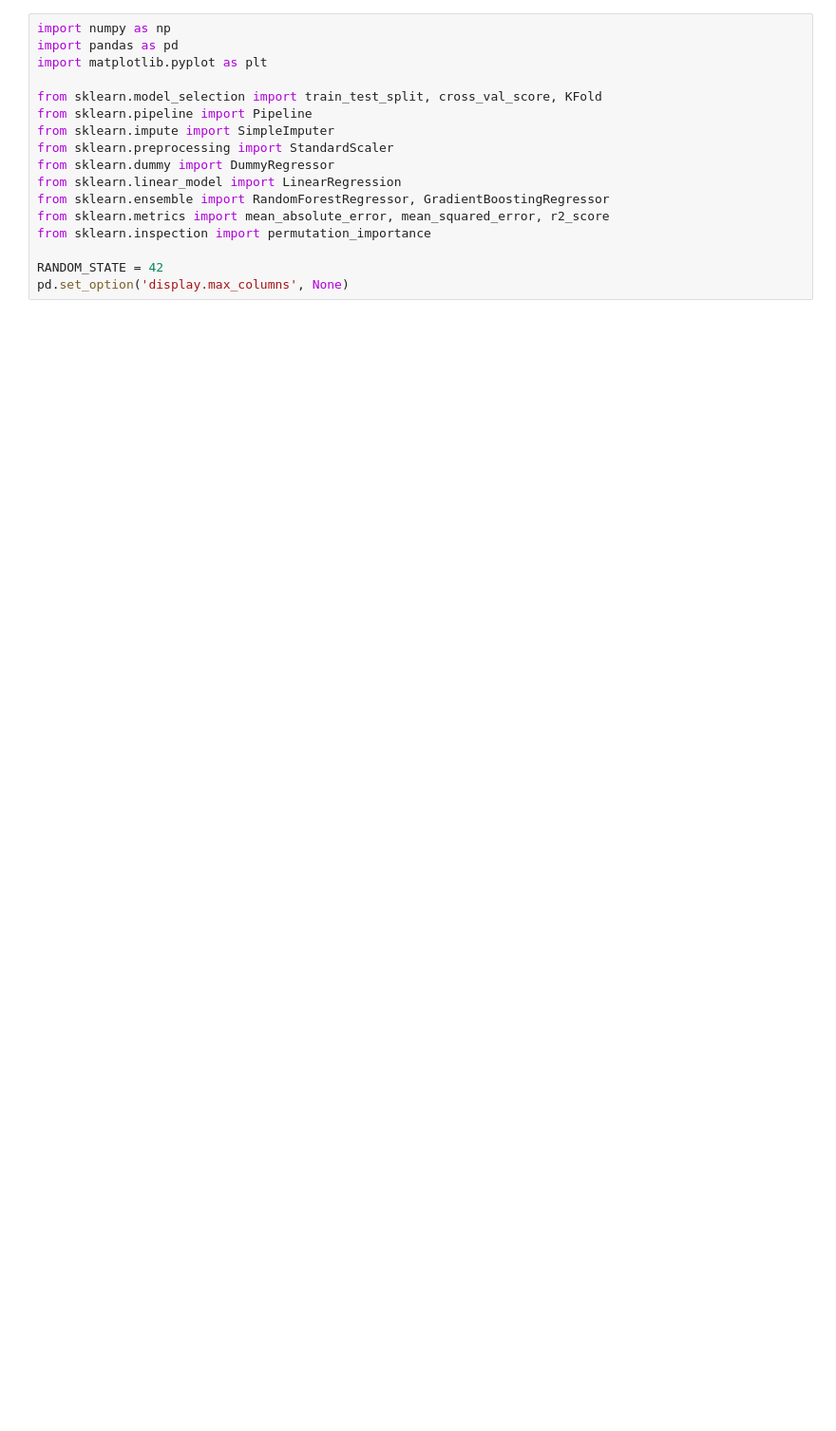
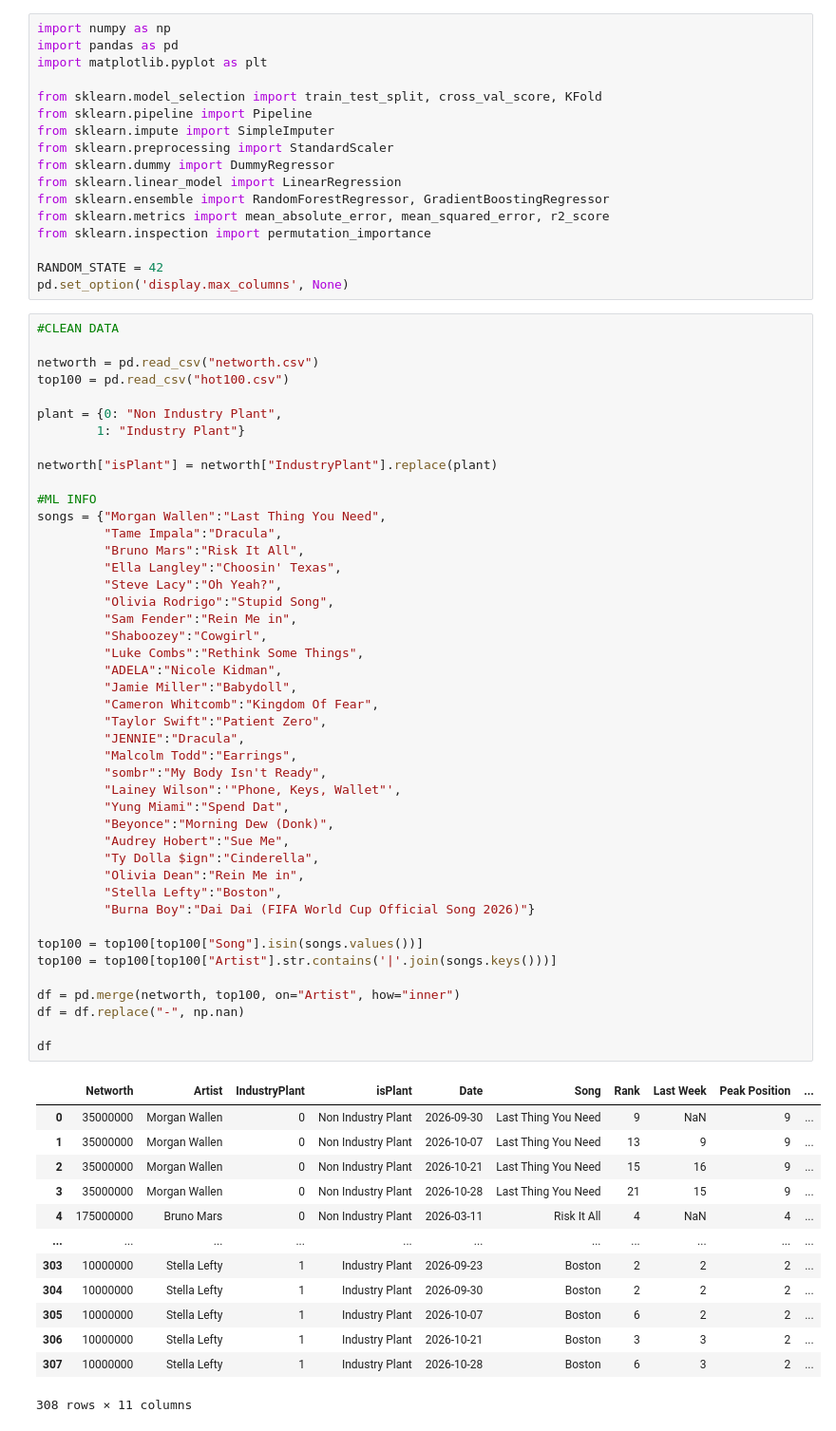
Before and after one commit to lfern101/CS418-Project, a Jupyter notebook: machineLearning.ipynb, the cells around one changed output. Shown at 95% size. Saved outputs shown, nothing was run; the diff lists cells and outputs as text; blank space fills up the shorter version.

```diff
--- a/machineLearning.ipynb
+++ b/machineLearning.ipynb
@@ -15,4 +15,62 @@ from sklearn.inspection import permutation_importance
 
 RANDOM_STATE = 42
 pd.set_option('display.max_columns', None)
+# %%
+#CLEAN DATA
+
+networth = pd.read_csv("networth.csv")
+top100 = pd.read_csv("hot100.csv")
+
+plant = {0: "Non Industry Plant",
+        1: "Industry Plant"}
+
+networth["isPlant"] = networth["IndustryPlant"].replace(plant)
+
+#ML INFO
+songs = {"Morgan Wallen":"Last Thing You Need",
+         "Tame Impala":"Dracula",
+         "Bruno Mars":"Risk It All",
+         "Ella Langley":"Choosin' Texas",
+         "Steve Lacy":"Oh Yeah?",
+         "Olivia Rodrigo":"Stupid Song",
+         "Sam Fender":"Rein Me in",
+         "Shaboozey":"Cowgirl",
+         "Luke Combs":"Rethink Some Things",
+         "ADELA":"Nicole Kidman",
+         "Jamie Miller":"Babydoll",
+         "Cameron Whitcomb":"Kingdom Of Fear",
+         "Taylor Swift":"Patient Zero",
+         "JENNIE":"Dracula",
+         "Malcolm Todd":"Earrings",
+         "sombr":"My Body Isn't Ready",
+         "Lainey Wilson":'"Phone, Keys, Wallet"',
+         "Yung Miami":"Spend Dat",
+         "Beyonce":"Morning Dew (Donk)",
+         "Audrey Hobert":"Sue Me",
+         "Ty Dolla $ign":"Cinderella",
+         "Olivia Dean":"Rein Me in",
+         "Stella Lefty":"Boston",
+         "Burna Boy":"Dai Dai (FIFA World Cup Official Song 2026)"}
+
+top100 = top100[top100["Song"].isin(songs.values())]
+top100 = top100[top100["Artist"].str.contains('|'.join(songs.keys()))]
+
+df = pd.merge(networth, top100, on="Artist", how="inner")
+df = df.replace("-", np.nan)
+
+df
+# %% [output]
+|  | Networth | Artist | IndustryPlant | isPlant | Date | Song | Rank | Last Week | Peak Position | ... |
+| 0 | 35000000 | Morgan Wallen | 0 | Non Industry Plant | 2026-09-30 | Last Thing You Need | 9 | NaN | 9 | ... |
+| 1 | 35000000 | Morgan Wallen | 0 | Non Industry Plant | 2026-10-07 | Last Thing You Need | 13 | 9 | 9 | ... |
+| 2 | 35000000 | Morgan Wallen | 0 | Non Industry Plant | 2026-10-21 | Last Thing You Need | 15 | 16 | 9 | ... |
+| 3 | 35000000 | Morgan Wallen | 0 | Non Industry Plant | 2026-10-28 | Last Thing You Need | 21 | 15 | 9 | ... |
+| 4 | 175000000 | Bruno Mars | 0 | Non Industry Plant | 2026-03-11 | Risk It All | 4 | NaN | 4 | ... |
+| ... | ... | ... | ... | ... | ... | ... | ... | ... | ... | ... |
+| 303 | 10000000 | Stella Lefty | 1 | Industry Plant | 2026-09-23 | Boston | 2 | 2 | 2 | ... |
+| 304 | 10000000 | Stella Lefty | 1 | Industry Plant | 2026-09-30 | Boston | 2 | 2 | 2 | ... |
+| 305 | 10000000 | Stella Lefty | 1 | Industry Plant | 2026-10-07 | Boston | 6 | 2 | 2 | ... |
+| 306 | 10000000 | Stella Lefty | 1 | Industry Plant | 2026-10-21 | Boston | 3 | 3 | 2 | ... |
+| 307 | 10000000 | Stella Lefty | 1 | Industry Plant | 2026-10-28 | Boston | 6 | 3 | 2 | ... |
+308 rows × 11 columns
 # %%
```
Also changed, not shown: parts of 9 cells of this notebook.
